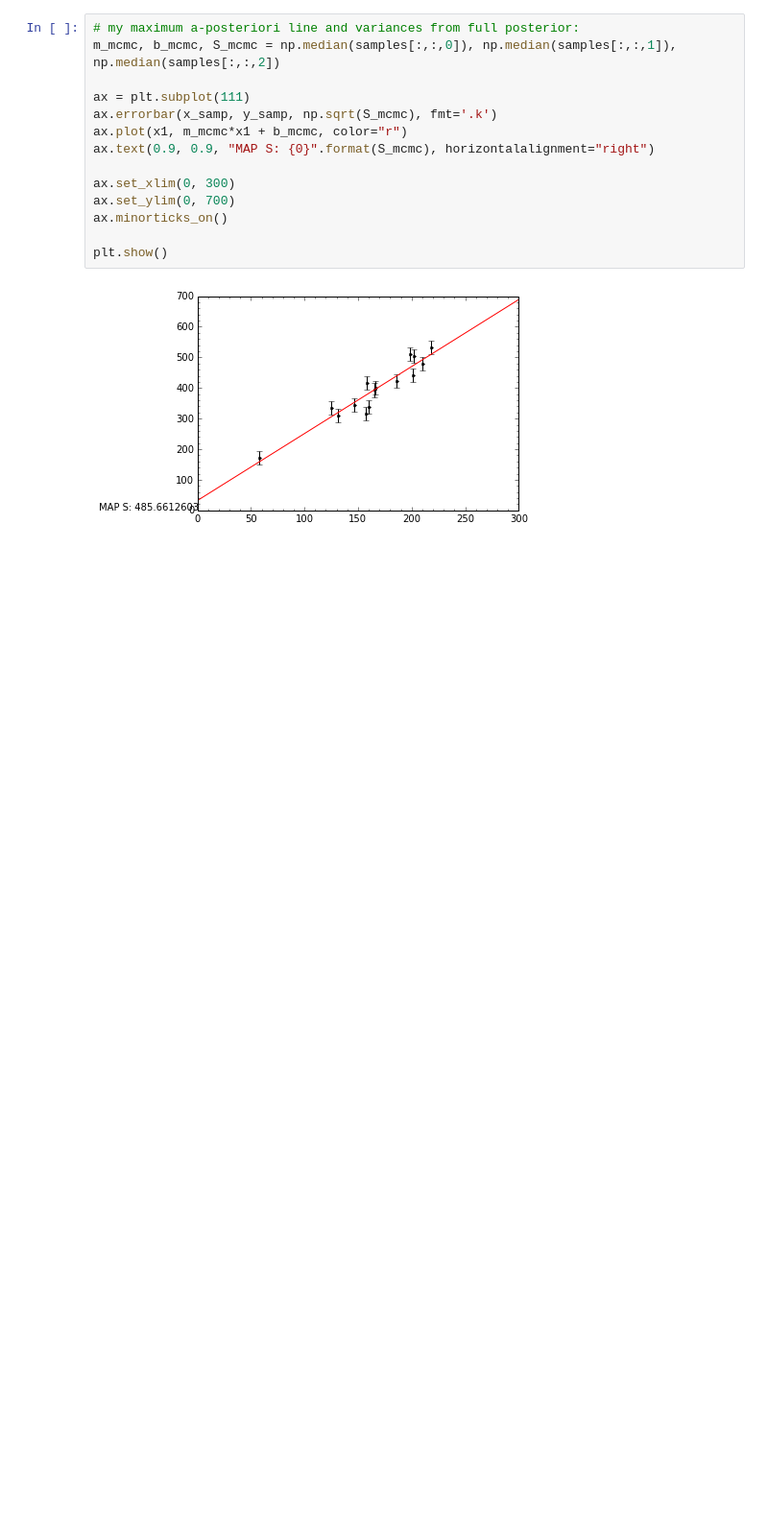
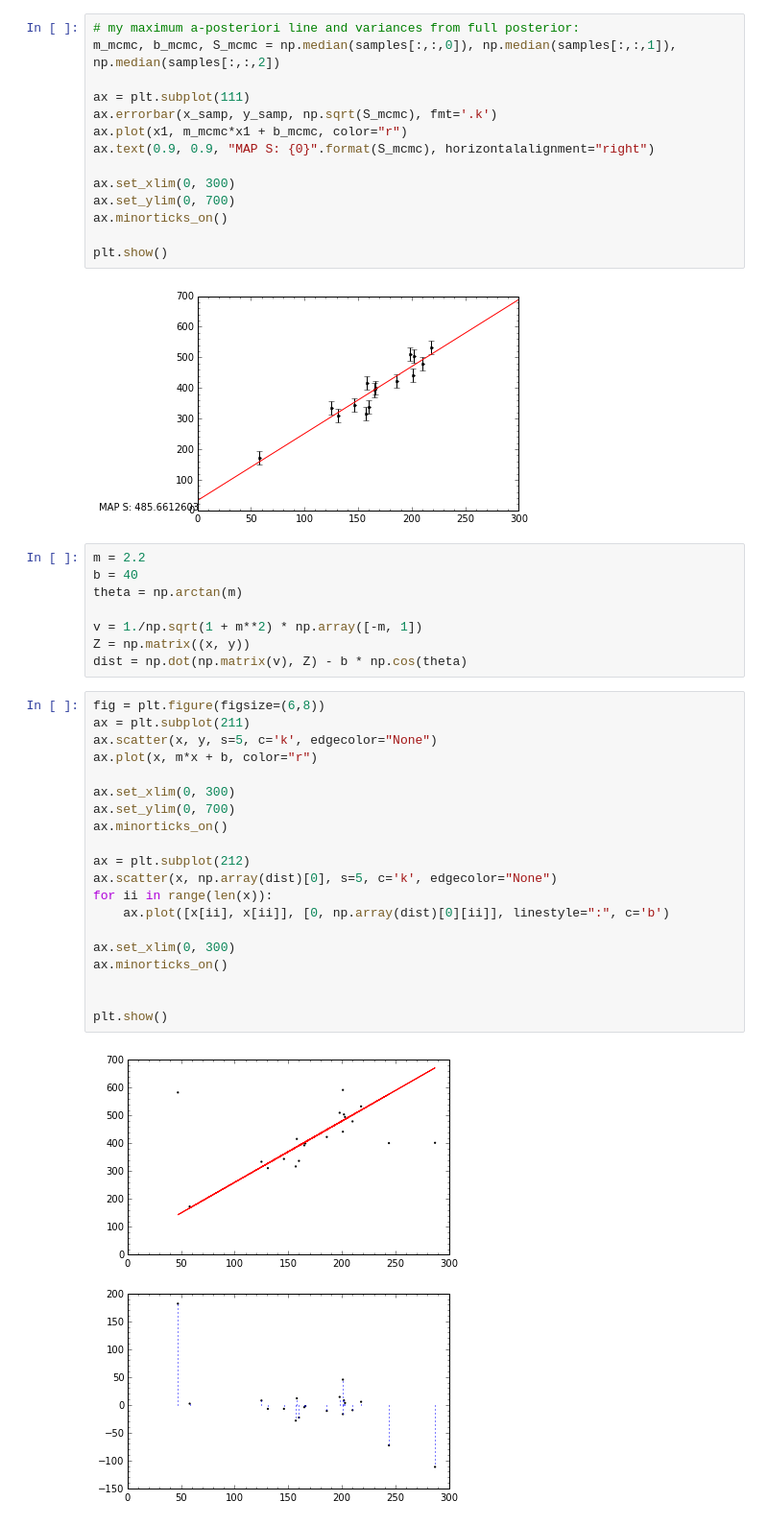
Before and after one commit to nhuntwalker/data_analysis_recipes, a Jupyter notebook: worked_exercises.ipynb, the cells around one changed output. Shown at 96% size. Saved outputs shown, nothing was run; the diff lists cells and outputs as text; blank space fills up the shorter version.

```diff
--- a/worked_exercises.ipynb
+++ b/worked_exercises.ipynb
@@ -842,3 +842,33 @@ ax.minorticks_on()
 plt.show()
 # %% [output]
 [figure]
+# %%
+m = 2.2
+b = 40
+theta = np.arctan(m)
+
+v = 1./np.sqrt(1 + m**2) * np.array([-m, 1])
+Z = np.matrix((x, y))
+dist = np.dot(np.matrix(v), Z) - b * np.cos(theta)
+# %%
+fig = plt.figure(figsize=(6,8))
+ax = plt.subplot(211)
+ax.scatter(x, y, s=5, c='k', edgecolor="None")
+ax.plot(x, m*x + b, color="r")
+
+ax.set_xlim(0, 300)
+ax.set_ylim(0, 700)
+ax.minorticks_on()
+
+ax = plt.subplot(212)
+ax.scatter(x, np.array(dist)[0], s=5, c='k', edgecolor="None")
+for ii in range(len(x)):
+    ax.plot([x[ii], x[ii]], [0, np.array(dist)[0][ii]], linestyle=":", c='b')
+
+ax.set_xlim(0, 300)
+ax.minorticks_on()
+
+
+plt.show()
+# %% [output]
+[figure, added]
```
